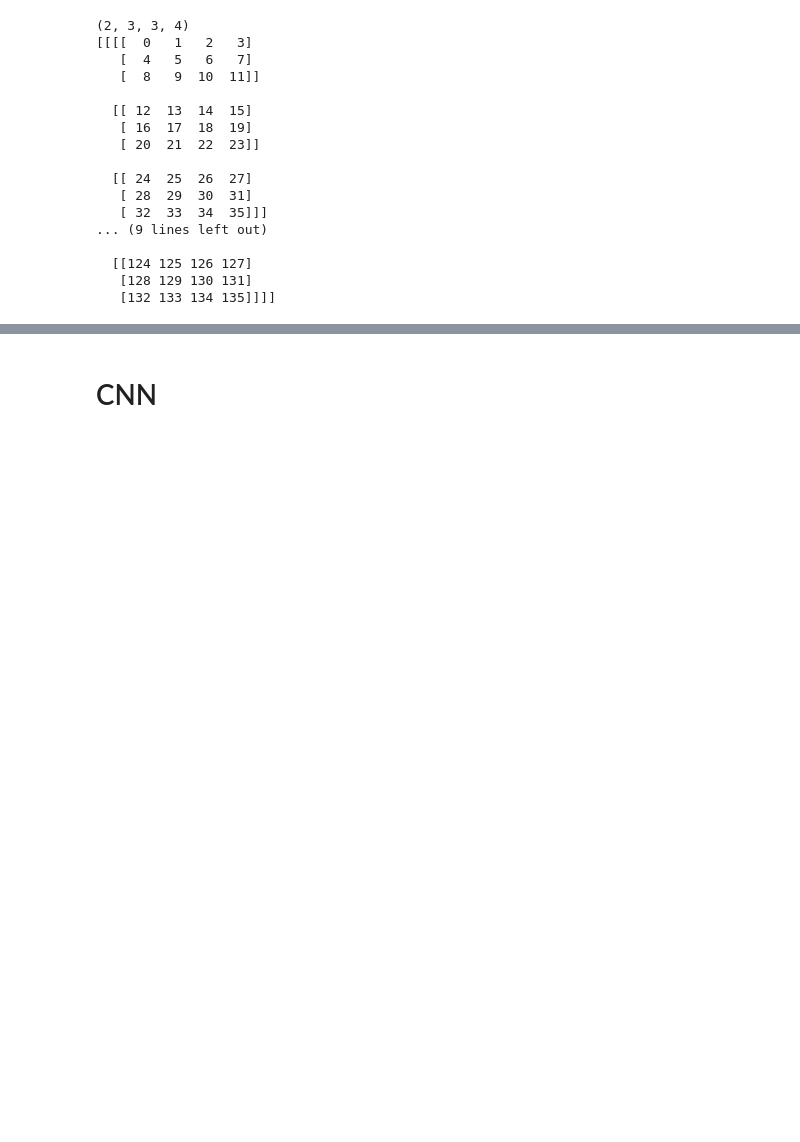
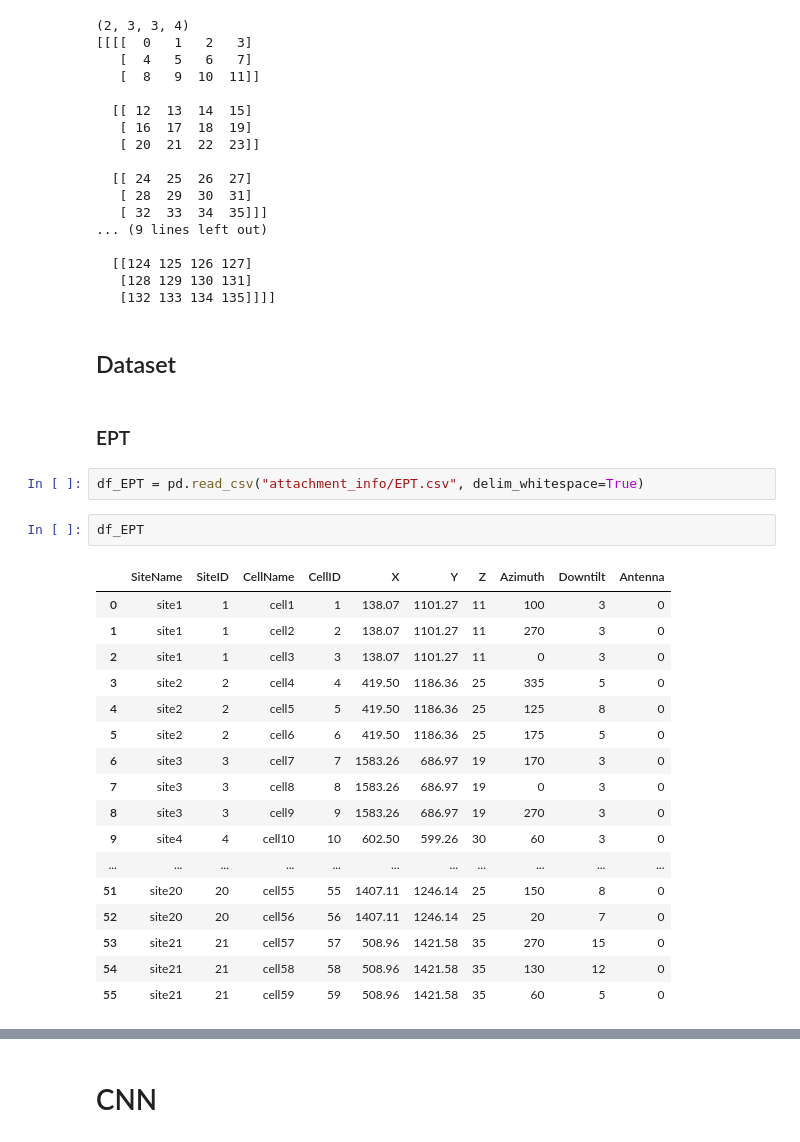
Before and after one commit to MiguelMussi/Multi-Parameter_Wireless_Network, a Jupyter notebook: CNN.ipynb, the cells around one changed output, grey strips where cells are left out. Drawn from its saved outputs; the diff is of its cells as text; blank space fills up the shorter version.

```diff
--- a/CNN.ipynb
+++ b/CNN.ipynb
@@ -476,3 +496,29 @@ print(dataset)
   [[124 125 126 127]
    [128 129 130 131]
    [132 133 134 135]]]]
+# %% [markdown]
+## Dataset
+# %% [markdown]
+### EPT
+# %%
+df_EPT = pd.read_csv("attachment_info/EPT.csv", delim_whitespace=True)
+# %%
+df_EPT
+# %% [output]
+|  | SiteName | SiteID | CellName | CellID | X | Y | Z | Azimuth | Downtilt | Antenna |
+| 0 | site1 | 1 | cell1 | 1 | 138.07 | 1101.27 | 11 | 100 | 3 | 0 |
+| 1 | site1 | 1 | cell2 | 2 | 138.07 | 1101.27 | 11 | 270 | 3 | 0 |
+| 2 | site1 | 1 | cell3 | 3 | 138.07 | 1101.27 | 11 | 0 | 3 | 0 |
+| 3 | site2 | 2 | cell4 | 4 | 419.50 | 1186.36 | 25 | 335 | 5 | 0 |
+| 4 | site2 | 2 | cell5 | 5 | 419.50 | 1186.36 | 25 | 125 | 8 | 0 |
+| 5 | site2 | 2 | cell6 | 6 | 419.50 | 1186.36 | 25 | 175 | 5 | 0 |
+| 6 | site3 | 3 | cell7 | 7 | 1583.26 | 686.97 | 19 | 170 | 3 | 0 |
+| 7 | site3 | 3 | cell8 | 8 | 1583.26 | 686.97 | 19 | 0 | 3 | 0 |
+| 8 | site3 | 3 | cell9 | 9 | 1583.26 | 686.97 | 19 | 270 | 3 | 0 |
+| 9 | site4 | 4 | cell10 | 10 | 602.50 | 599.26 | 30 | 60 | 3 | 0 |
+| ... | ... | ... | ... | ... | ... | ... | ... | ... | ... | ... |
+| 51 | site20 | 20 | cell55 | 55 | 1407.11 | 1246.14 | 25 | 150 | 8 | 0 |
+| 52 | site20 | 20 | cell56 | 56 | 1407.11 | 1246.14 | 25 | 20 | 7 | 0 |
+| 53 | site21 | 21 | cell57 | 57 | 508.96 | 1421.58 | 35 | 270 | 15 | 0 |
+| 54 | site21 | 21 | cell58 | 58 | 508.96 | 1421.58 | 35 | 130 | 12 | 0 |
+| 55 | site21 | 21 | cell59 | 59 | 508.96 | 1421.58 | 35 | 60 | 5 | 0 |
```
Also changed, not shown: parts of 26 cells of this notebook.
